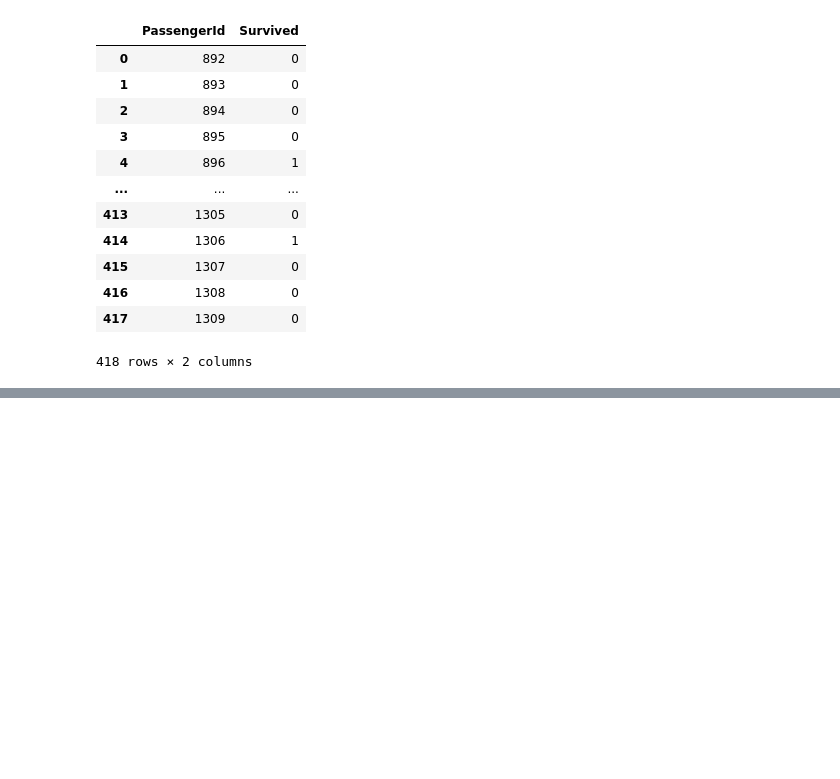
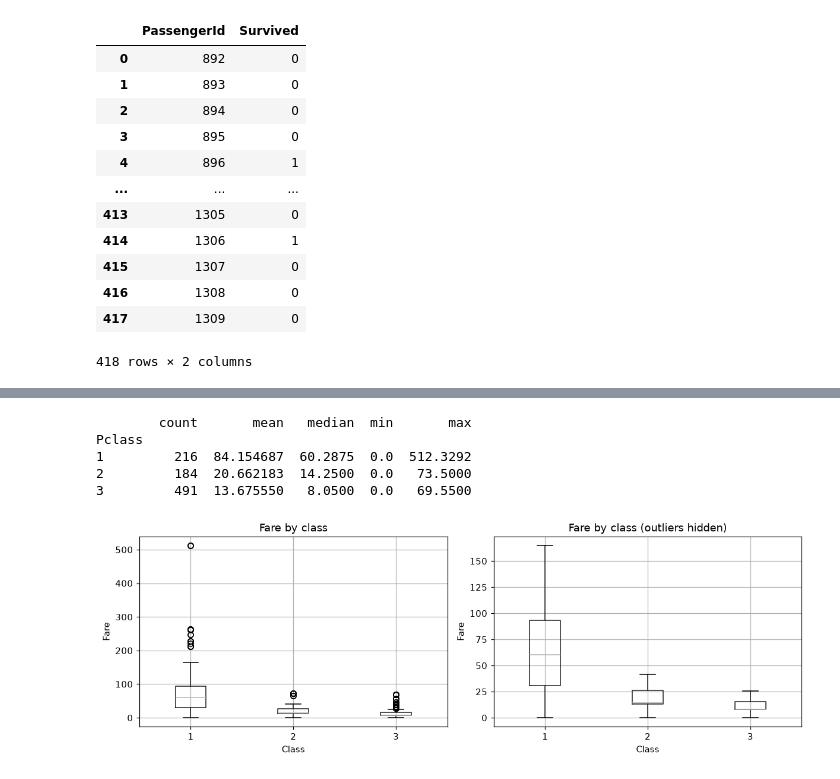
Before and after one commit to 2Gpb/TitanicPipeline, a Jupyter notebook: notebooks/draft.ipynb, the cells around one changed output, grey strips where cells are left out. Saved outputs shown, nothing was run; the diff lists cells and outputs as text; code cells hidden in the pictures; blank space fills up the shorter version.

```diff
--- a/notebooks/draft.ipynb
+++ b/notebooks/draft.ipynb
@@ -324,0 +530,18 @@ submission.to_csv("../submission_logreg.csv", index=False)
+# %%
+print(eda.groupby("Pclass")["Fare"].agg(["count", "mean", "median", "min", "max"]))
+
+fig, axes = plt.subplots(1, 2, figsize=(11, 4))
+eda.boxplot(column="Fare", by="Pclass", ax=axes[0])
+axes[0].set(title="Fare by class", xlabel="Class", ylabel="Fare")
+eda.boxplot(column="Fare", by="Pclass", showfliers=False, ax=axes[1])
+axes[1].set(title="Fare by class (outliers hidden)", xlabel="Class", ylabel="Fare")
+fig.suptitle("")
+plt.tight_layout()
+plt.show()
+# %% [output]
+        count       mean   median  min       max
+Pclass
+1         216  84.154687  60.2875  0.0  512.3292
+2         184  20.662183  14.2500  0.0   73.5000
+3         491  13.675550   8.0500  0.0   69.5500
+[figure, added]
```
Also changed, not shown: parts of 20 cells of this notebook, 16 other files.
